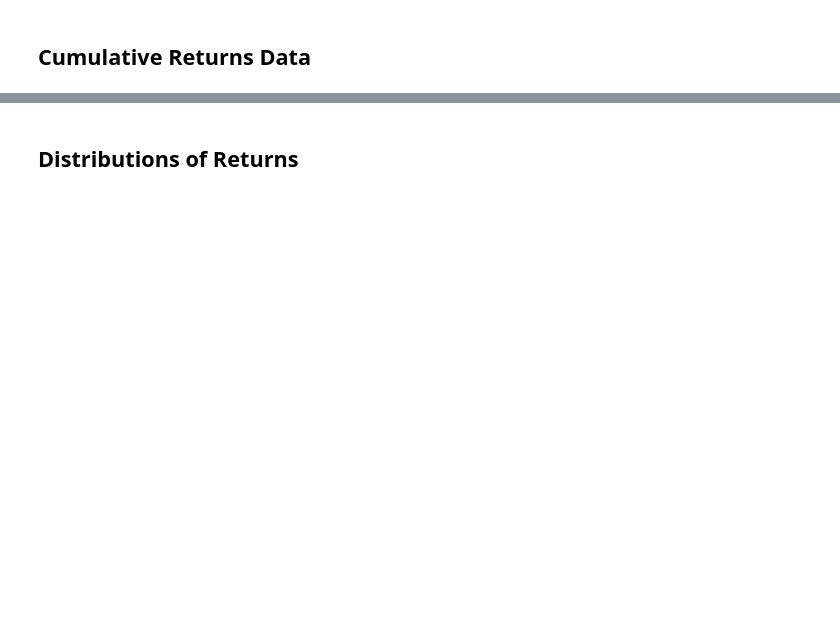
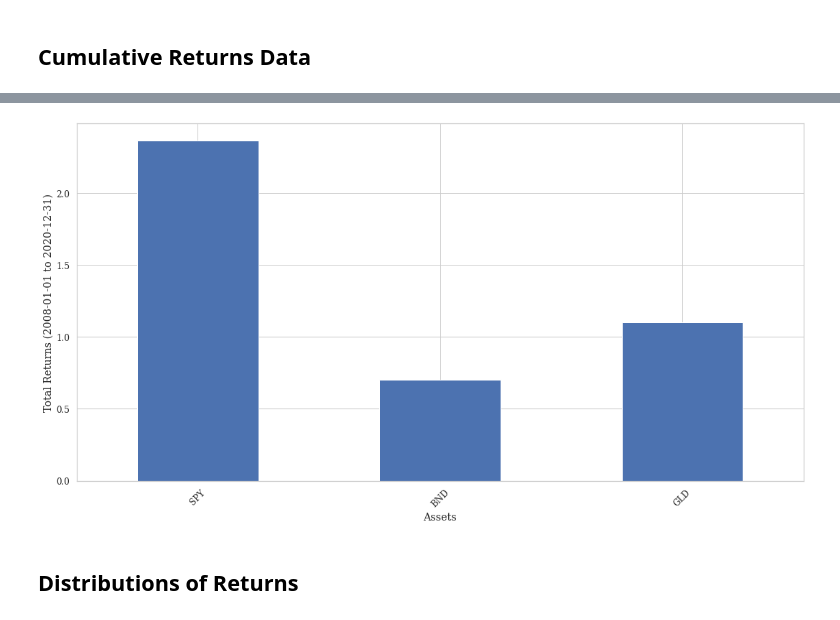
Before and after one commit to mkareshk/dafin, a Jupyter notebook: notebooks/returns_data.ipynb, the cells around one changed output, grey strips where cells are left out. Drawn from its saved outputs; the diff is of its cells as text; code cells hidden in the pictures; blank space fills up the shorter version.

```diff
--- a/notebooks/returns_data.ipynb
+++ b/notebooks/returns_data.ipynb
@@ -49,3 +78,7 @@ returns_data.total_returns
+# %%
+fig, ax = returns_data.plot_total_returns()
+# %% [output]
+[figure, added]
 # %% [markdown]
 ## Distributions of Returns
 # %%
```
Also changed, not shown: parts of 19 cells of this notebook.
